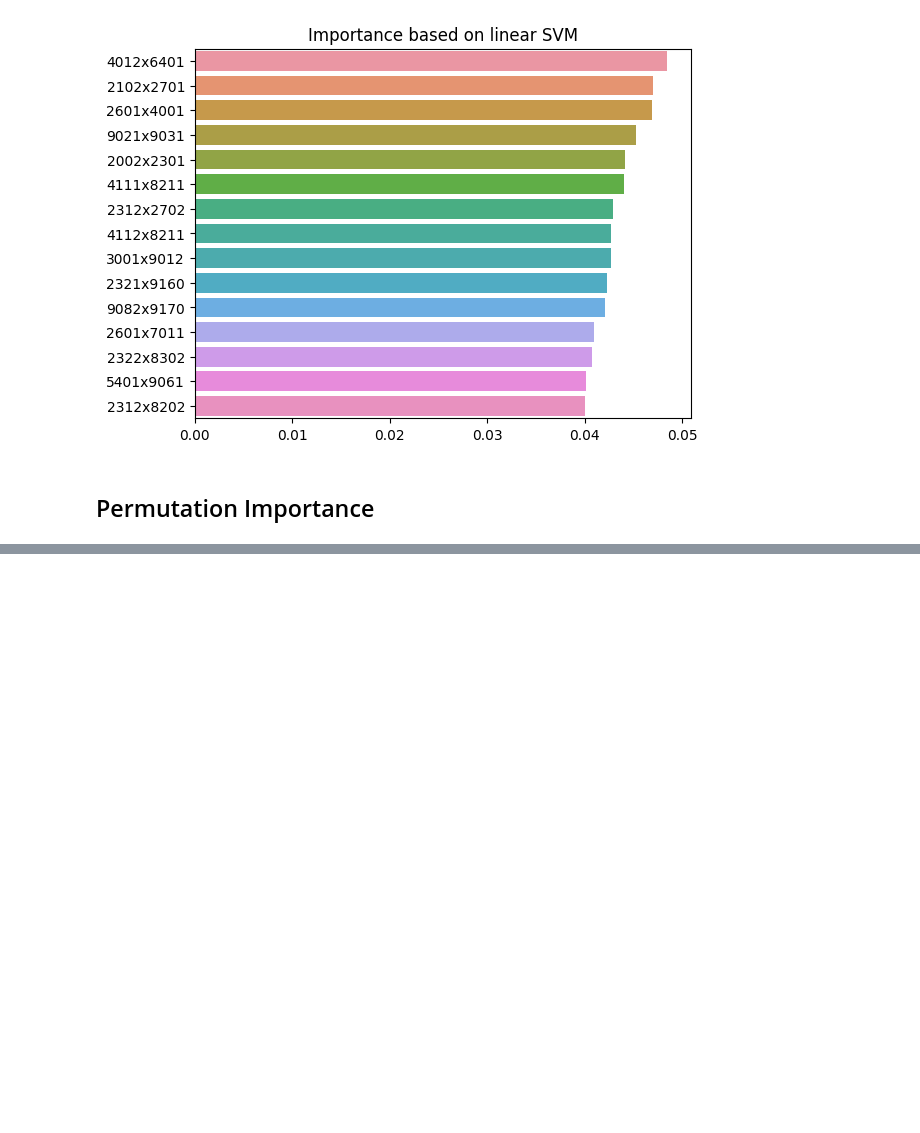
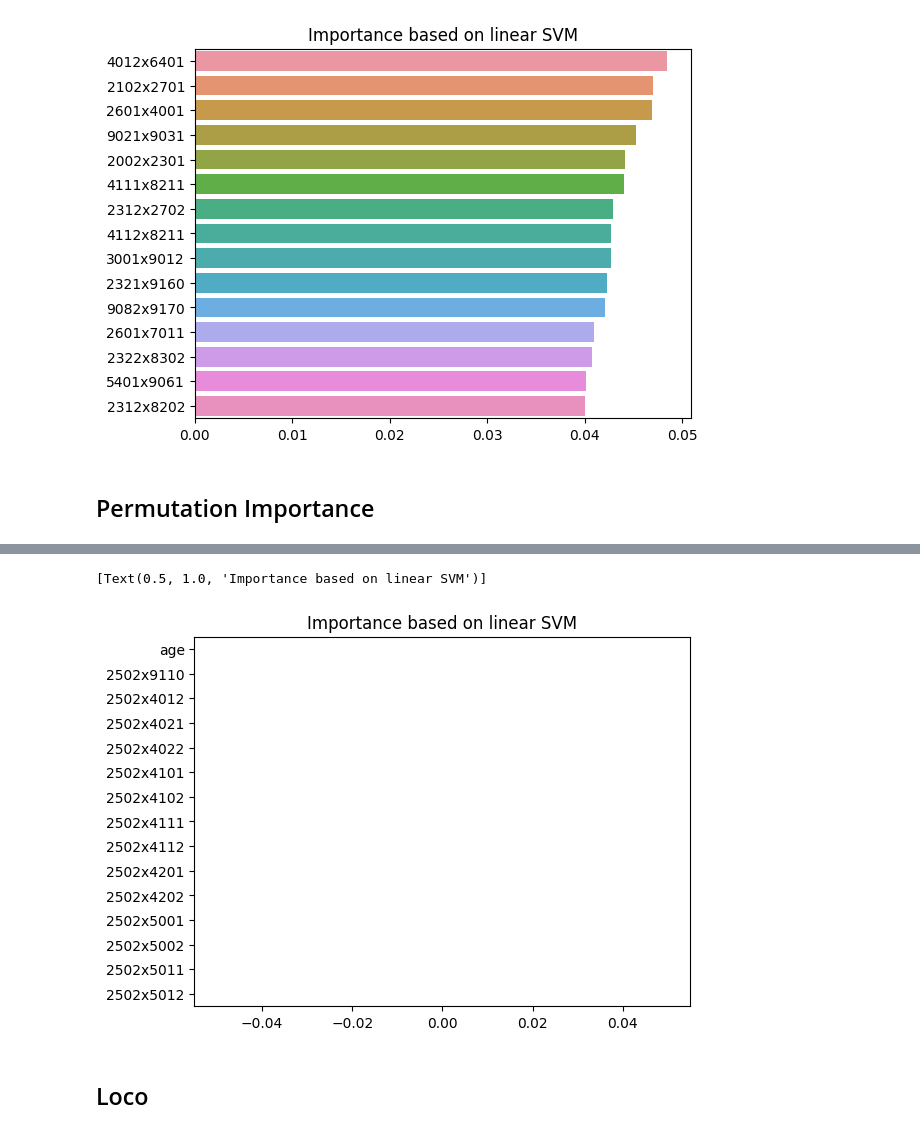
Before and after one commit to MattiaCastaldo/SL_HW2, a Jupyter notebook: rf-cor.ipynb, the cells around one changed output, grey strips where cells are left out. Cells and saved outputs as stored; diff of their text form; code cells hidden in the pictures; blank space fills up the shorter version.

Commit message:
Loco

```diff
--- a/rf-cor.ipynb
+++ b/rf-cor.ipynb
@@ -333,0 +336,13 @@ for train_idx, test_idx in tqdm(kf.split(X)):
+# %%
+
+
+imp_index = perm_res[0]['importances_mean'].argsort()[::-1]
+imp_values = perm_res[0]['importances_mean'][imp_index]
+imp_cols =  X.columns[imp_index].values
+
+sns.barplot(x = imp_values[:15], y = imp_cols[:15]).set(title='Importance based on linear SVM')
+# %% [output]
+[Text(0.5, 1.0, 'Importance based on linear SVM')]
+[figure, added]
+# %% [markdown]
+## Loco
```
Also changed, not shown: parts of 2 cells of this notebook, 2 other files.
